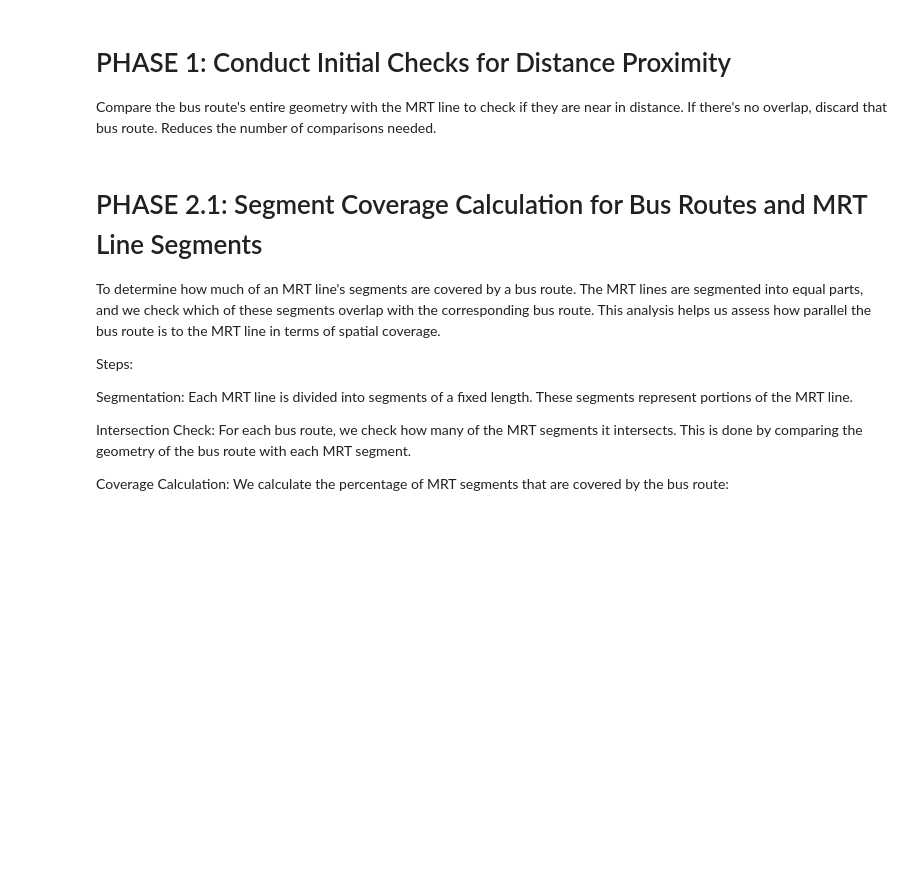
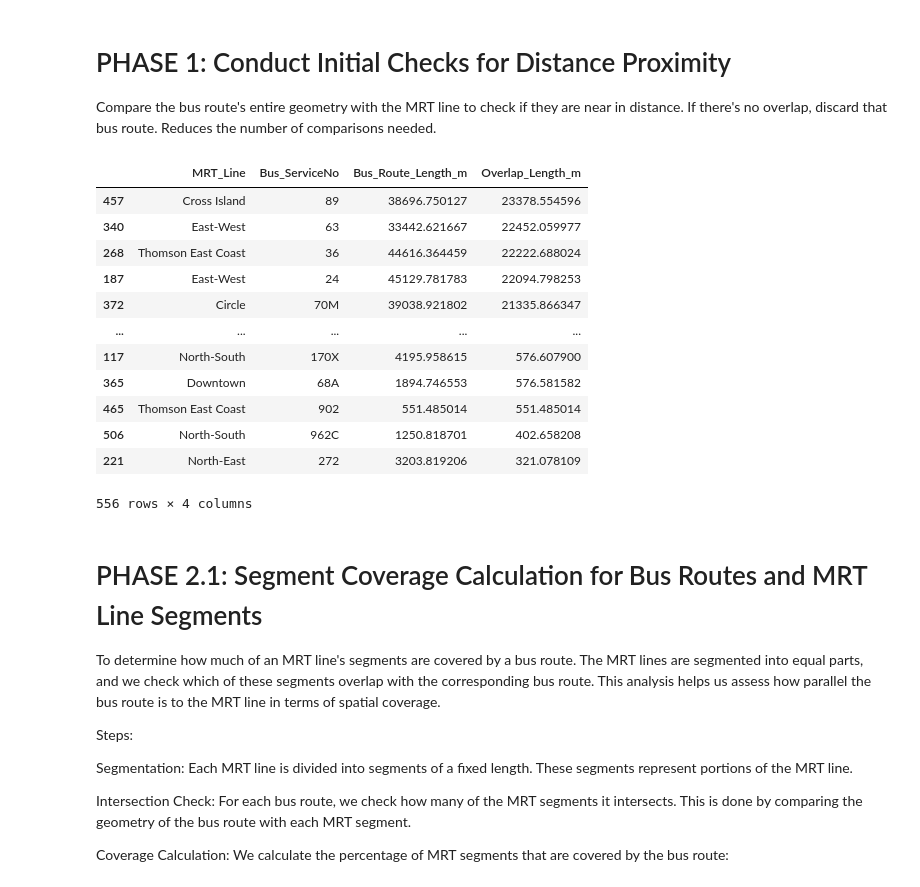
Before and after one commit to ajjajjajjajj/dsa4264-lta-geospatial, a Jupyter notebook: Parallel_Route.ipynb, the cells around one changed output. Saved outputs shown, nothing was run; the diff lists cells and outputs as text; code cells hidden in the pictures; blank space fills up the shorter version.

```diff
--- a/Parallel_Route.ipynb
+++ b/Parallel_Route.ipynb
@@ -329,35 +423,48 @@ for line_name, line_data in line_strings_per_station_line.items():
     mrt_buffer = mrt_line.buffer(buffer_distance)  # Create a buffer around the MRT line
     mrt_buffers[line_name] = mrt_buffer  # Store the buffer
 
 #Check if any bus route is near any MRT line buffer
 overlap_results = []
 
 for line_name, mrt_buffer in mrt_buffers.items():
     for idx, bus_route in bus_routes_lines.iterrows():
         if bus_route.geometry.intersects(mrt_buffer):
             overlap_length = bus_route.geometry.intersection(mrt_buffer).length  # Get overlap length
             overlap_results.append({
                 'MRT_Line': line_name,
                 'Bus_ServiceNo': bus_route['ServiceNo'],
-                'Direction': bus_route['Direction'],  # Keep track of direction for later
                 'Bus_Route_Length_m': bus_route.geometry.length,  # Length of the bus route in meters
                 'Overlap_Length_m': overlap_length  # Overlap length in meters
             })
 
 overlap_df = pd.DataFrame(overlap_results)
 
 #Sort the DataFrame by 'Overlap_Length_m' in descending order
 overlap_df_sorted = overlap_df.sort_values(by='Overlap_Length_m', ascending=False)
 
 # For each bus service, keep only the direction with the greater overlap
 # Group by 'Bus_ServiceNo' and 'Direction', take the max 'Overlap_Length_m' for each service
-overlap_df_max = overlap_df_sorted.groupby(['Bus_ServiceNo', 'Direction']).apply(lambda x: x.loc[x['Overlap_Length_m'].idxmax()]).reset_index(drop=True)
+overlap_df_max = overlap_df_sorted.groupby(['Bus_ServiceNo']).apply(lambda x: x.loc[x['Overlap_Length_m'].idxmax()]).reset_index(drop=True)
 
 # Drop duplicates for each 'Bus_ServiceNo' while keeping only the row with the maximum 'Overlap_Length_m'
 overlap_df_unique = overlap_df_max.sort_values(by='Overlap_Length_m', ascending=False).drop_duplicates(subset=['Bus_ServiceNo'], keep='first')
 
 # Output the final DataFrame
 overlap_df_unique
+# %% [output]
+|  | MRT_Line | Bus_ServiceNo | Bus_Route_Length_m | Overlap_Length_m |
+| 457 | Cross Island | 89 | 38696.750127 | 23378.554596 |
+| 340 | East-West | 63 | 33442.621667 | 22452.059977 |
+| 268 | Thomson East Coast | 36 | 44616.364459 | 22222.688024 |
+| 187 | East-West | 24 | 45129.781783 | 22094.798253 |
+| 372 | Circle | 70M | 39038.921802 | 21335.866347 |
+| ... | ... | ... | ... | ... |
+| 117 | North-South | 170X | 4195.958615 | 576.607900 |
+| 365 | Downtown | 68A | 1894.746553 | 576.581582 |
+| 465 | Thomson East Coast | 902 | 551.485014 | 551.485014 |
+| 506 | North-South | 962C | 1250.818701 | 402.658208 |
+| 221 | North-East | 272 | 3203.819206 | 321.078109 |
+556 rows × 4 columns
 # %% [markdown]
 # PHASE 2.1: Segment Coverage Calculation for Bus Routes and MRT Line Segments
 To determine how much of an MRT line's segments are covered by a bus route. The MRT lines are segmented into equal parts, and we check which of these segments overlap with the corresponding bus route. This analysis helps us assess how parallel the bus route is to the MRT line in terms of spatial coverage.
```
Also changed, not shown: parts of 19 cells of this notebook.
